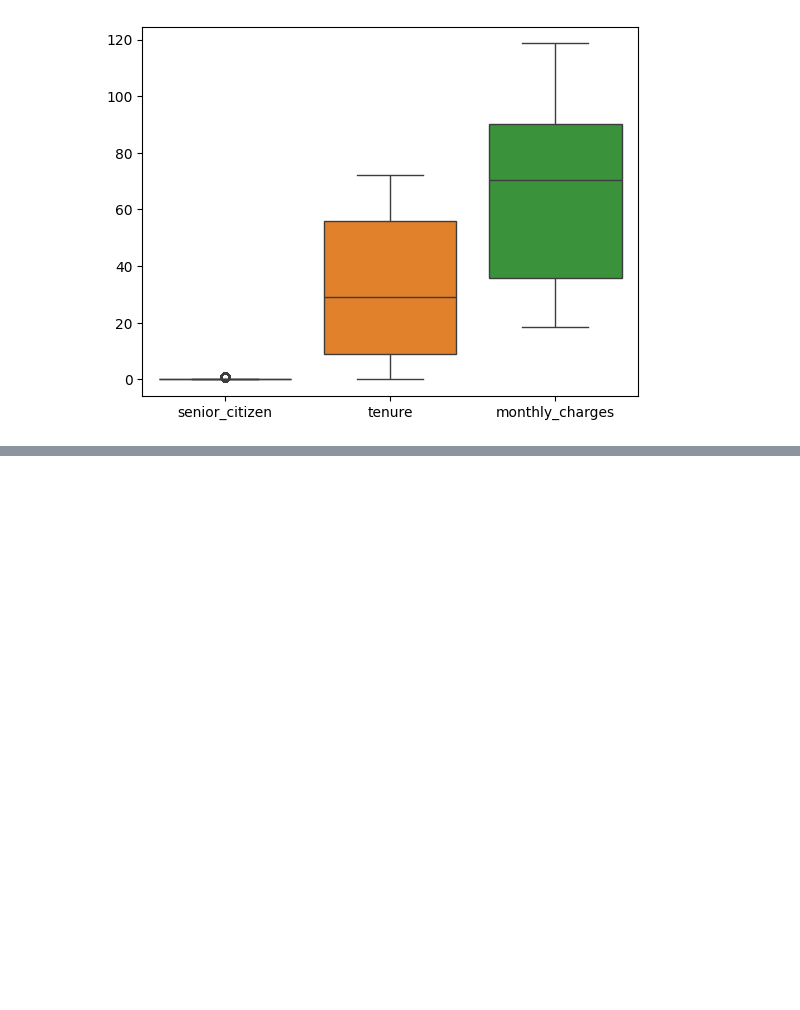
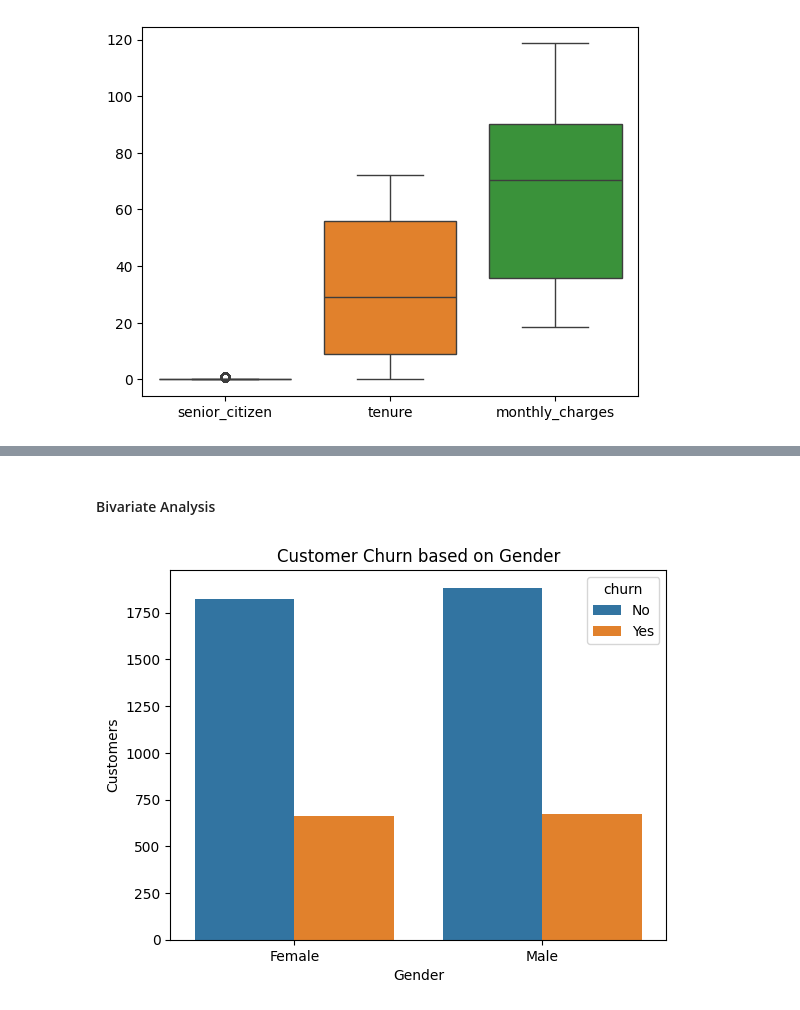
Before and after one commit to FloJoLaryea/Customer_Churn_Analysis, a Jupyter notebook: cstomer_churn_analysis.ipynb, the cells around one changed output, grey strips where cells are left out. Saved outputs shown, nothing was run; the diff lists cells and outputs as text; code cells hidden in the pictures; blank space fills up the shorter version.

```diff
--- a/cstomer_churn_analysis.ipynb
+++ b/cstomer_churn_analysis.ipynb
@@ -330,0 +448,11 @@ Index(['customer_id', 'gender', 'senior_citizen', 'partner', 'dependents',
+# %% [markdown]
+#### Bivariate Analysis
+# %%
+# Relationship beyween Customer Churn and Gender
+sns.countplot(data=train_df,x='gender',hue='churn', )
+plt.xlabel('Gender')
+plt.ylabel('Customers')
+plt.title('Customer Churn based on Gender')
+plt.show()
+# %% [output]
+[figure, added]
```
Also changed, not shown: parts of 24 cells of this notebook.
